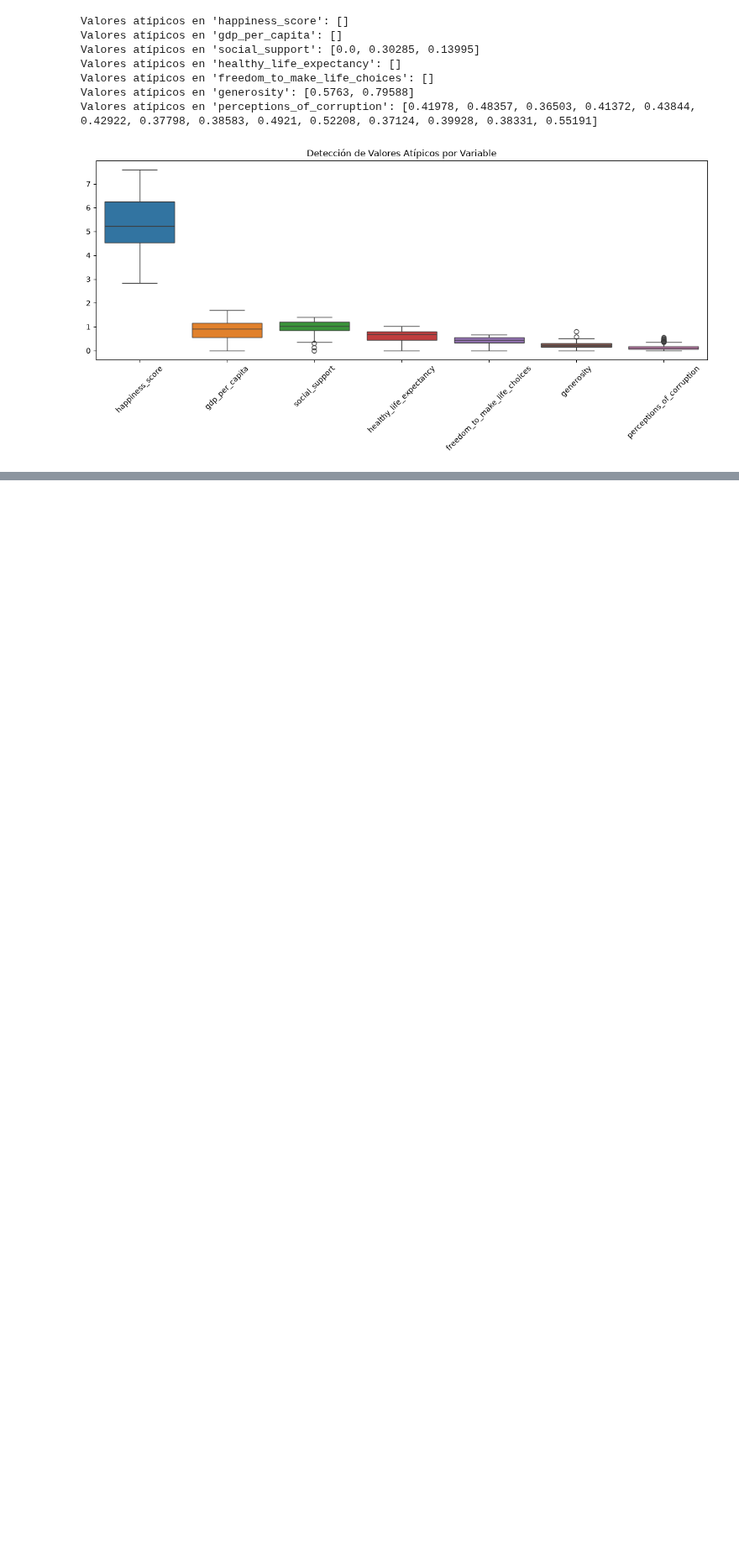
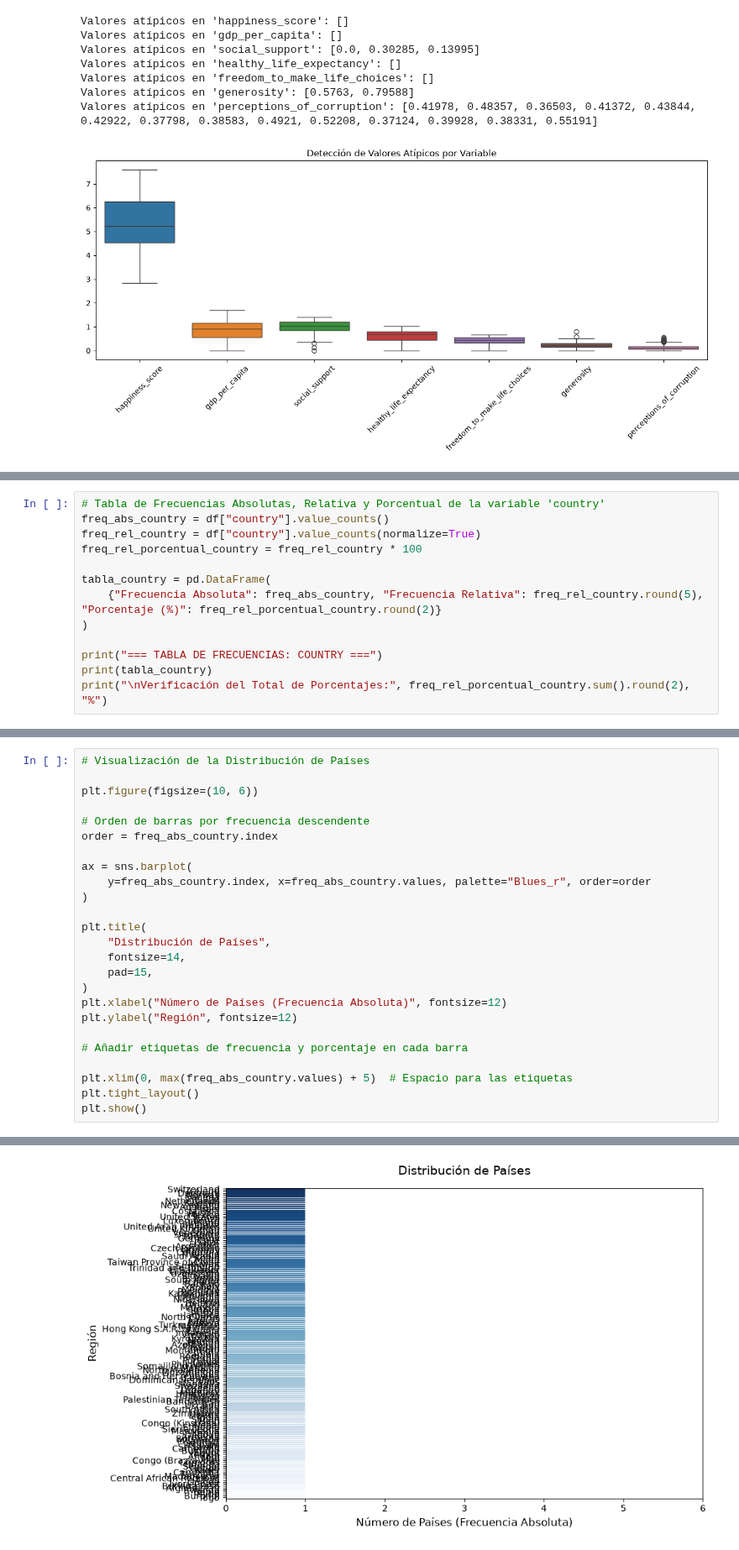
Before and after one commit to Edgarong17/Tareas_Omar, a Jupyter notebook: Hapiness_Rwport/hapiness_report_analisis_descriptivo.ipynb, the cells around one changed output, grey strips where cells are left out. Shown at 84% size. Saved outputs shown, nothing was run; the diff lists cells and outputs as text; blank space fills up the shorter version.

```diff
--- a/Hapiness_Rwport/hapiness_report_analisis_descriptivo.ipynb
+++ b/Hapiness_Rwport/hapiness_report_analisis_descriptivo.ipynb
@@ -269,0 +278,13 @@ Valores atípicos en 'perceptions_of_corruption': [0.41978, 0.48357, 0.36503, 0.
+# %%
+# Tabla de Frecuencias Absolutas, Relativa y Porcentual de la variable 'country'
+freq_abs_country = df["country"].value_counts()
+freq_rel_country = df["country"].value_counts(normalize=True)
+freq_rel_porcentual_country = freq_rel_country * 100
+
+tabla_country = pd.DataFrame(
+    {"Frecuencia Absoluta": freq_abs_country, "Frecuencia Relativa": freq_rel_country.round(5), "Porcentaje (%)": freq_rel_porcentual_country.round(2)}
+)
+
+print("=== TABLA DE FRECUENCIAS: COUNTRY ===")
+print(tabla_country)
+print("\nVerificación del Total de Porcentajes:", freq_rel_porcentual_country.sum().round(2), "%")
@@ -269,0 +414,26 @@ Valores atípicos en 'perceptions_of_corruption': [0.41978, 0.48357, 0.36503, 0.
+# %%
+# Visualización de la Distribución de Países
+
+plt.figure(figsize=(10, 6))
+
+# Orden de barras por frecuencia descendente
+order = freq_abs_country.index
+
+ax = sns.barplot(
+    y=freq_abs_country.index, x=freq_abs_country.values, palette="Blues_r", order=order
+)
+
+plt.title(
+    "Distribución de Países",
+    fontsize=14,
+    pad=15,
+)
+plt.xlabel("Número de Países (Frecuencia Absoluta)", fontsize=12)
+plt.ylabel("Región", fontsize=12)
+
+# Añadir etiquetas de frecuencia y porcentaje en cada barra
+
+plt.xlim(0, max(freq_abs_country.values) + 5)  # Espacio para las etiquetas
+plt.tight_layout()
+plt.show()
+# %% [output]
@@ -269,0 +443 @@ Valores atípicos en 'perceptions_of_corruption': [0.41978, 0.48357, 0.36503, 0.
+[figure, added]
```
Also changed, not shown: parts of 14 cells of this notebook.
